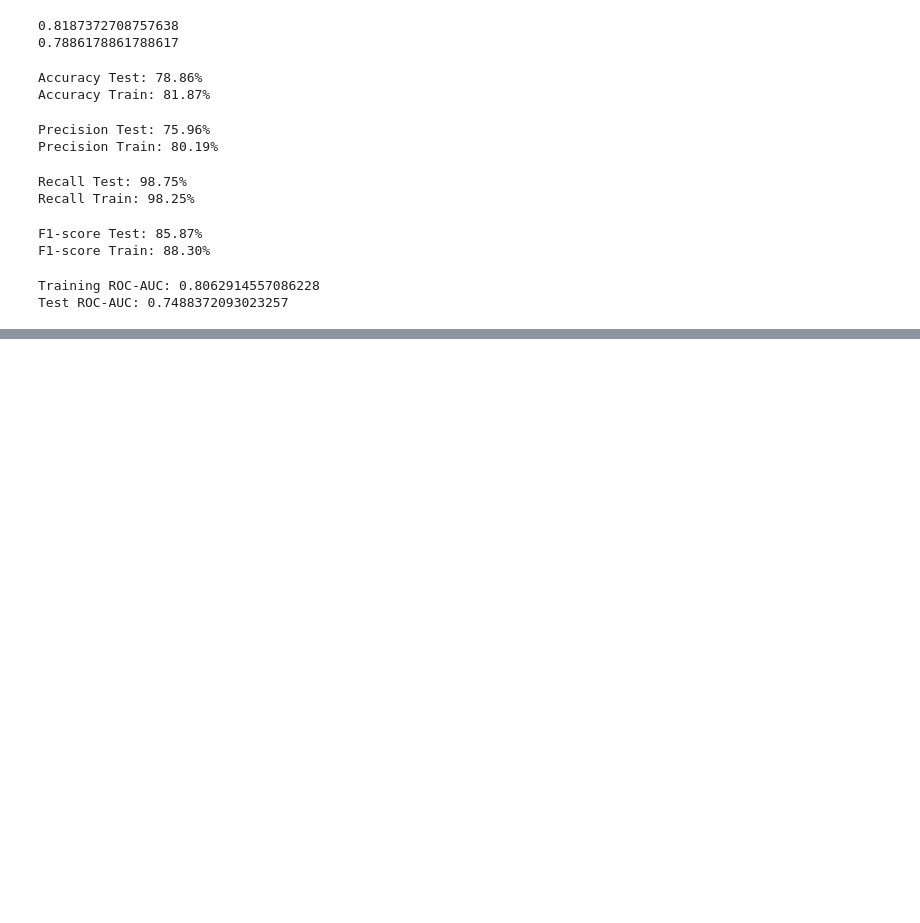
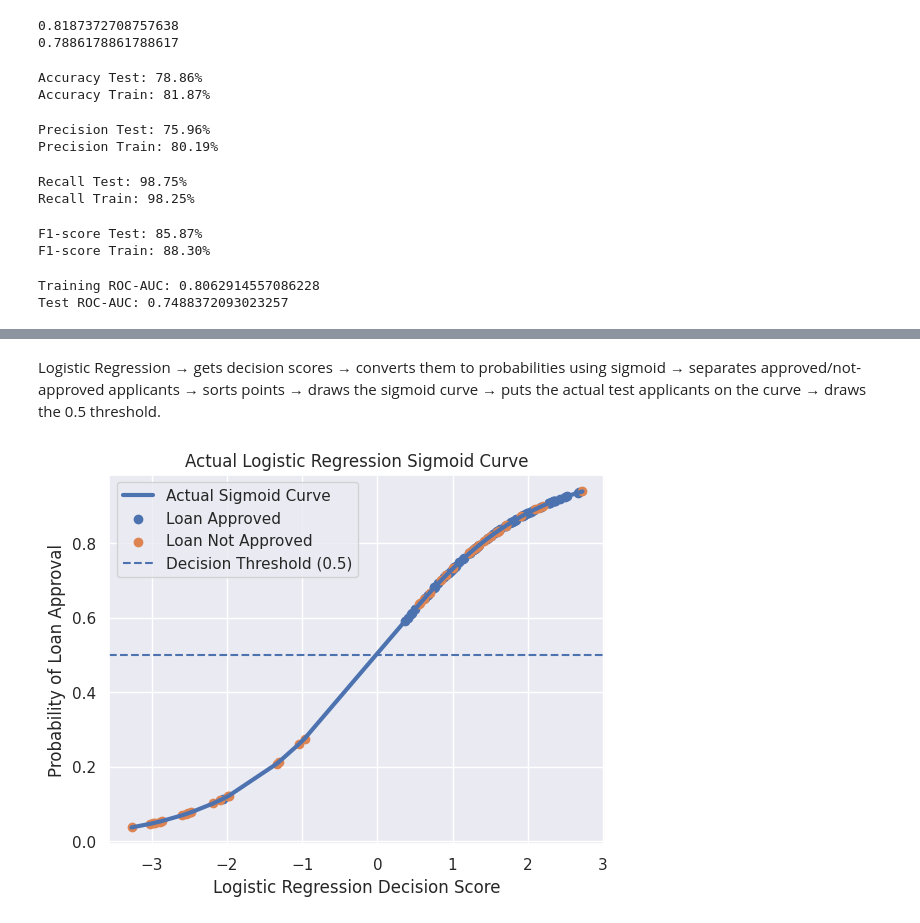
Before and after one commit to fatimaimran22/AI-ML, a Jupyter notebook: logistic_regression/logistic_regression.ipynb, the cells around one changed output, grey strips where cells are left out. Saved outputs shown, nothing was run; the diff lists cells and outputs as text; code cells hidden in the pictures; blank space fills up the shorter version.

```diff
--- a/logistic_regression/logistic_regression.ipynb
+++ b/logistic_regression/logistic_regression.ipynb
@@ -307,0 +317,51 @@ Test ROC-AUC: 0.7488372093023257
+# %% [markdown]
+Logistic Regression → gets decision scores → converts them to probabilities using sigmoid → separates approved/not-approved applicants → sorts points → draws the sigmoid curve → puts the actual test applicants on the curve → draws the 0.5 threshold.
+# %%
+decision_scores = model.decision_function(X_test) #-ve lean towards class 0 , +ve lean towards class 1, 0 means near decision boundry
+
+probabilities = 1 / (1 + np.exp(-decision_scores)) #decision scores into probs between 0 and 1
+
+approved = y_test_encoded == 1 #actual dataset answers
+not_approved = y_test_encoded == 0
+
+sort_index = np.argsort(decision_scores)
+
+sorted_scores = decision_scores[sort_index]
+
+sorted_probabilities = probabilities[sort_index]
+
+plt.plot(
+    sorted_scores, #X-axis
+    sorted_probabilities, #Y-axis
+    # Plotting: Decision Score → Probability
+    linewidth = 3,
+    label = "Actual Sigmoid Curve"
+)
+
+plt.scatter(
+    decision_scores[approved],
+    probabilities[approved],
+    label = "Loan Approved"
+)
+
+plt.scatter(
+    decision_scores[not_approved],
+    probabilities[not_approved],
+    label = "Loan Not Approved"
+)
+
+plt.axhline( #Draw a horizontal line accross the axis
+    0.5,
+    linestyle = "--",
+    label = "Decision Threshold (0.5)"
+)
+
+
+plt.xlabel("Logistic Regression Decision Score")
+plt.ylabel("Probability of Loan Approval")
+plt.title("Actual Logistic Regression Sigmoid Curve")
+plt.legend()
+
+plt.show()
+# %% [output]
+[figure, added]
```
Also changed, not shown: parts of 2 cells of this notebook.
